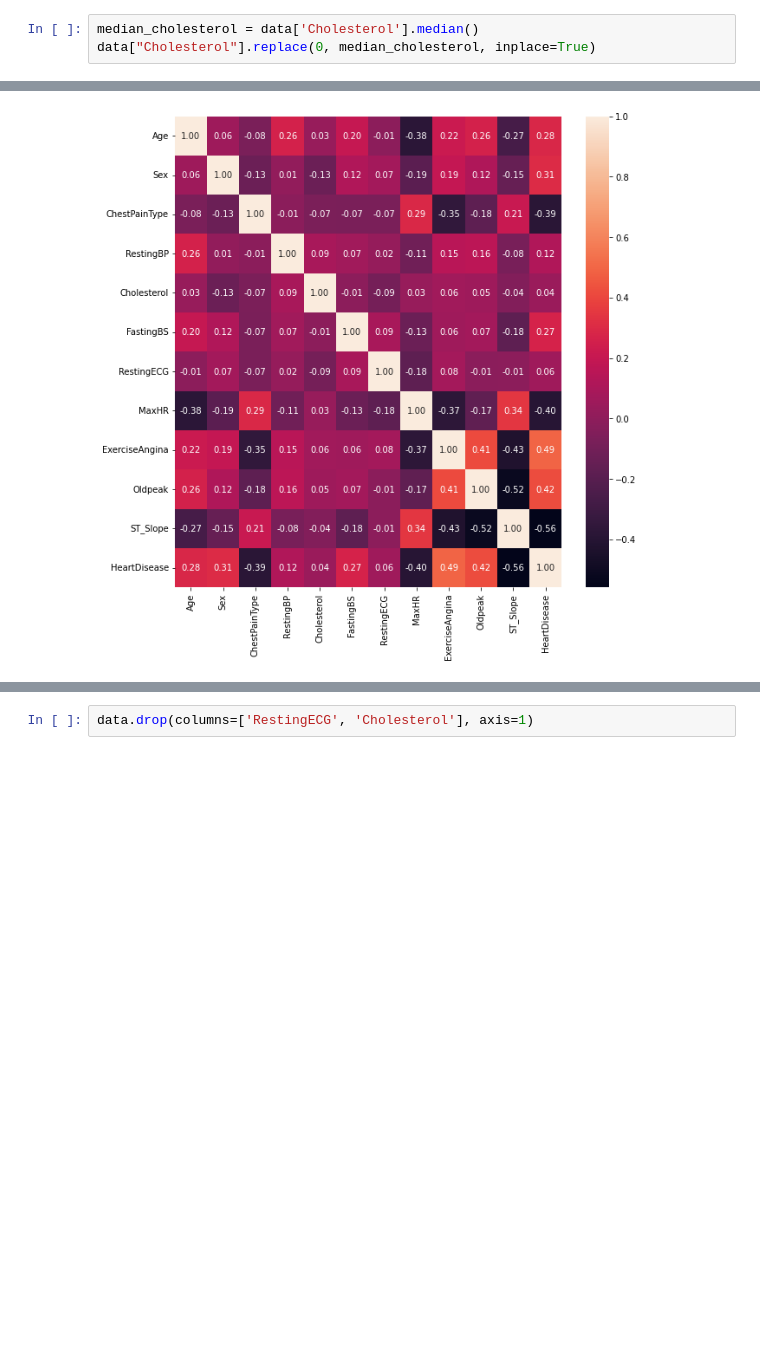
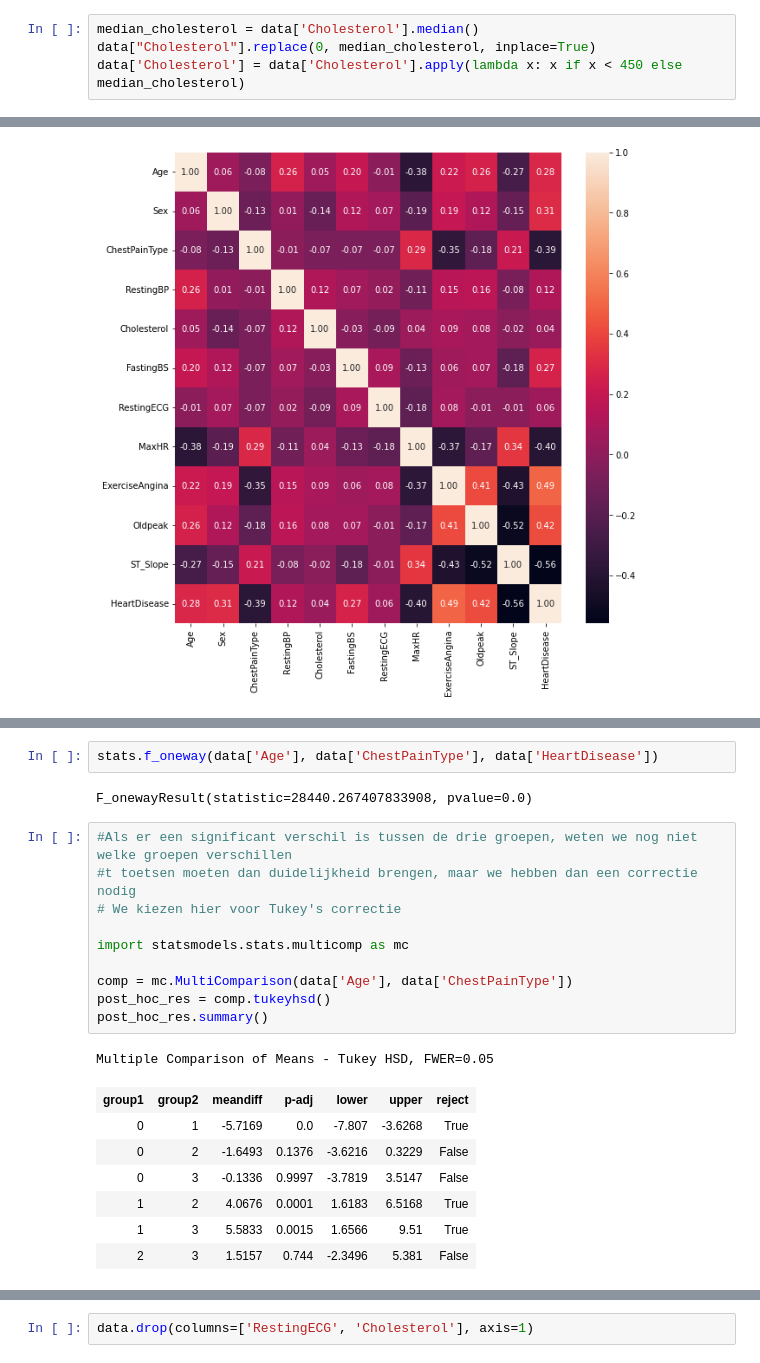
Before and after one commit to Mysurii/Minoi-AAI, a Jupyter notebook: Machine Learning/heart_disease.ipynb, the cells around one changed output, grey strips where cells are left out. Saved outputs shown, nothing was run; the diff lists cells and outputs as text; blank space fills up the shorter version.

```diff
--- a/Machine Learning/heart_disease.ipynb
+++ b/Machine Learning/heart_disease.ipynb
@@ -245,6 +245,7 @@ Laten we beginnen met de cholesterol-gehalte. We weten dat 0 niet kan. Ik wil de
 # %%
 median_cholesterol = data['Cholesterol'].median()
 data["Cholesterol"].replace(0, median_cholesterol, inplace=True)
+data['Cholesterol'] = data['Cholesterol'].apply(lambda x: x if x < 450 else median_cholesterol)
 # %% [markdown]
 We hebben net geconcludeerd dat we de absolute waarde kunnen gebruiken voor Oldpeak, aangezien het maar 1 waarde is. Hoogstwaarschijnlijk is dit een typefout.
 # %%
@@ -274,0 +561,23 @@ Cholesterol, RestingECG en RestingBP lijken een zwak correlatie te hebben met He
+# %%
+stats.f_oneway(data['Age'], data['ChestPainType'], data['HeartDisease'])
+# %% [output]
+F_onewayResult(statistic=28440.267407833908, pvalue=0.0)
+# %%
+#Als er een significant verschil is tussen de drie groepen, weten we nog niet welke groepen verschillen
+#t toetsen moeten dan duidelijkheid brengen, maar we hebben dan een correctie nodig
+# We kiezen hier voor Tukey's correctie
+
+import statsmodels.stats.multicomp as mc
+
+comp = mc.MultiComparison(data['Age'], data['ChestPainType'])
+post_hoc_res = comp.tukeyhsd()
+post_hoc_res.summary()
+# %% [output]
+Multiple Comparison of Means - Tukey HSD, FWER=0.05
+| group1 | group2 | meandiff | p-adj | lower | upper | reject |
+| 0 | 1 | -5.7169 | 0.0 | -7.807 | -3.6268 | True |
+| 0 | 2 | -1.6493 | 0.1376 | -3.6216 | 0.3229 | False |
+| 0 | 3 | -0.1336 | 0.9997 | -3.7819 | 3.5147 | False |
+| 1 | 2 | 4.0676 | 0.0001 | 1.6183 | 6.5168 | True |
+| 1 | 3 | 5.5833 | 0.0015 | 1.6566 | 9.51 | True |
+| 2 | 3 | 1.5157 | 0.744 | -2.3496 | 5.381 | False |
```
Also changed, not shown: parts of 46 cells of this notebook.
